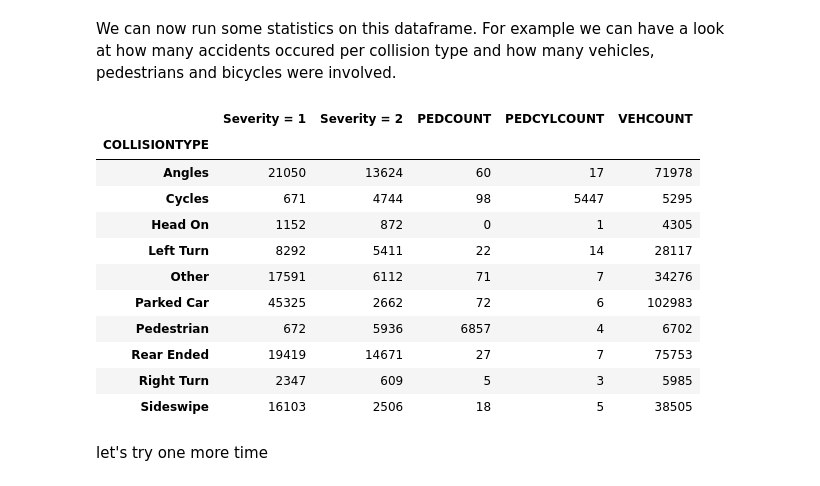
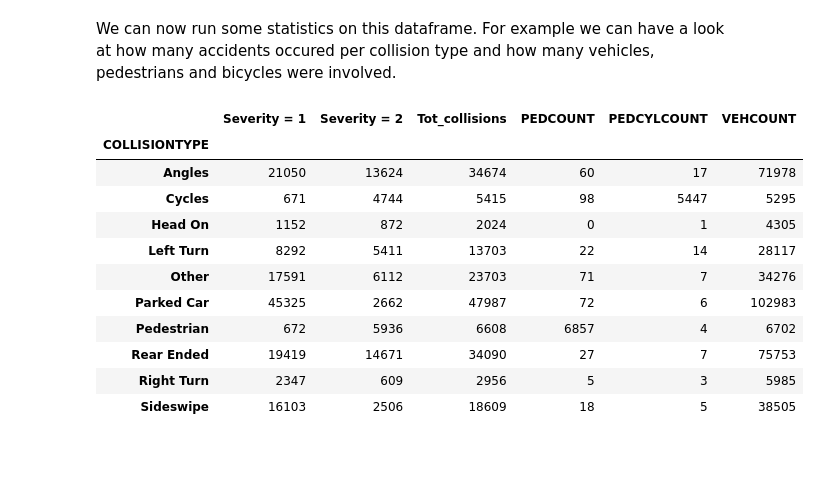
Before and after one commit to pcarugno/Coursera_Capstone, a Jupyter notebook: Coursera_Capstone/Coursera_Capstone Project - Report.ipynb, the cells around one changed output. Cells and saved outputs as stored; diff of their text form; code cells hidden in the pictures; blank space fills up the shorter version.

```diff
--- a/Coursera_Capstone/Coursera_Capstone Project - Report.ipynb
+++ b/Coursera_Capstone/Coursera_Capstone Project - Report.ipynb
@@ -367,5 +366,6 @@ colltype_df = colltype_df.drop(columns=['SDOT_COLCODE','SDOT_COLDESC'])
 #one hot encoding to transform SEVERITYCODE column into 2 separate columns
 colltype_df['Severity = 1']= colltype_df['SEVERITYCODE'].apply(lambda x: 1 if (x<2)  else 0)
 colltype_df['Severity = 2']= colltype_df['SEVERITYCODE'].apply(lambda x: 1 if (x>=2)  else 0)
+colltype_df['Tot_collisions'] = colltype_df['Severity = 1']+colltype_df['Severity = 2']
 colltype_df.head()
 # %% [output]
@@ -378,19 +378,17 @@ colltype_df.head()
 # %% [markdown]
 We can now run some statistics on this dataframe. For example we can have a look at how many accidents occured per collision type and how many vehicles, pedestrians and bicycles were involved.
 # %%
-colltype_df.groupby('COLLISIONTYPE')['Severity = 1','Severity = 2','PEDCOUNT','PEDCYLCOUNT','VEHCOUNT'].sum()
+colltype_df.groupby('COLLISIONTYPE')['Severity = 1','Severity = 2','Tot_collisions','PEDCOUNT','PEDCYLCOUNT','VEHCOUNT'].sum()
 # %% [output]
-|  | Severity = 1 | Severity = 2 | PEDCOUNT | PEDCYLCOUNT | VEHCOUNT |
-| COLLISIONTYPE |  |  |  |  |  |
-| Angles | 21050 | 13624 | 60 | 17 | 71978 |
-| Cycles | 671 | 4744 | 98 | 5447 | 5295 |
-| Head On | 1152 | 872 | 0 | 1 | 4305 |
-| Left Turn | 8292 | 5411 | 22 | 14 | 28117 |
-| Other | 17591 | 6112 | 71 | 7 | 34276 |
-| Parked Car | 45325 | 2662 | 72 | 6 | 102983 |
-| Pedestrian | 672 | 5936 | 6857 | 4 | 6702 |
-| Rear Ended | 19419 | 14671 | 27 | 7 | 75753 |
-| Right Turn | 2347 | 609 | 5 | 3 | 5985 |
-| Sideswipe | 16103 | 2506 | 18 | 5 | 38505 |
+|  | Severity = 1 | Severity = 2 | Tot_collisions | PEDCOUNT | PEDCYLCOUNT | VEHCOUNT |
+| COLLISIONTYPE |  |  |  |  |  |  |
+| Angles | 21050 | 13624 | 34674 | 60 | 17 | 71978 |
+| Cycles | 671 | 4744 | 5415 | 98 | 5447 | 5295 |
+| Head On | 1152 | 872 | 2024 | 0 | 1 | 4305 |
+| Left Turn | 8292 | 5411 | 13703 | 22 | 14 | 28117 |
+| Other | 17591 | 6112 | 23703 | 71 | 7 | 34276 |
+| Parked Car | 45325 | 2662 | 47987 | 72 | 6 | 102983 |
+| Pedestrian | 672 | 5936 | 6608 | 6857 | 4 | 6702 |
+| Rear Ended | 19419 | 14671 | 34090 | 27 | 7 | 75753 |
+| Right Turn | 2347 | 609 | 2956 | 5 | 3 | 5985 |
+| Sideswipe | 16103 | 2506 | 18609 | 18 | 5 | 38505 |
-# %% [markdown]
-let's try one more time
```
Also changed, not shown: parts of 16 cells of this notebook.
